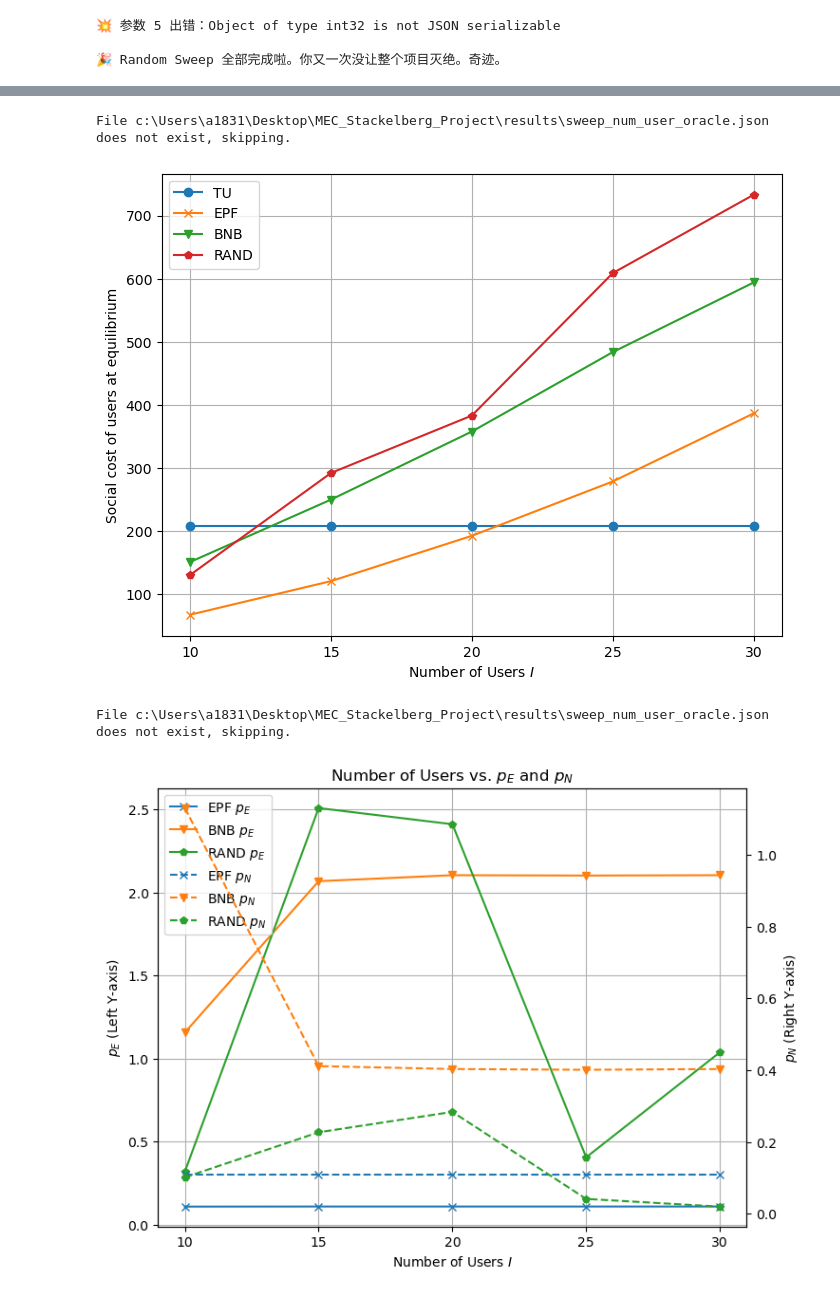
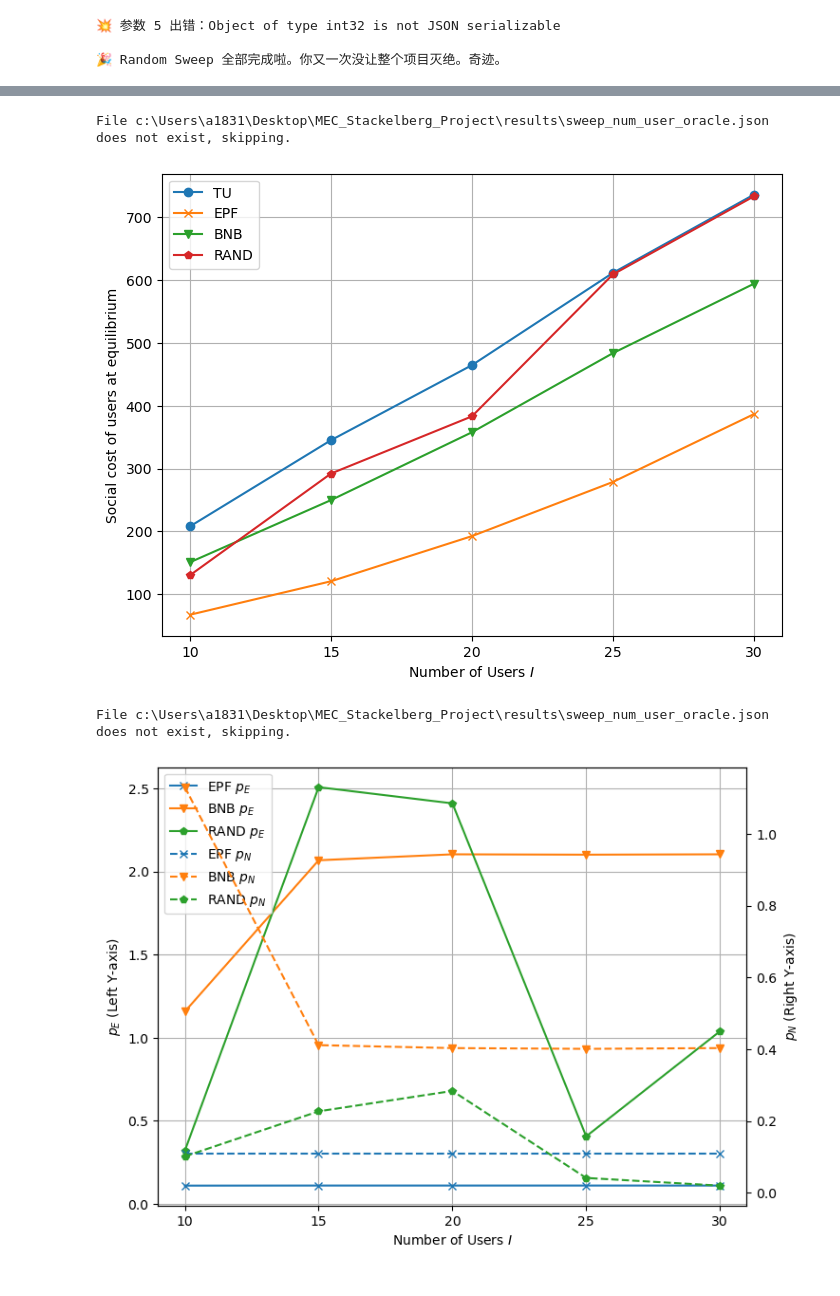
Before and after one commit to Barytes/MEC_Stackelberg_Project, a Jupyter notebook: notebooks/analysis.ipynb, the cells around one changed output, grey strips where cells are left out. Saved outputs shown, nothing was run; the diff lists cells and outputs as text; code cells hidden in the pictures.

Commit message:
oracle sweep updated

```diff
--- a/notebooks/analysis.ipynb
+++ b/notebooks/analysis.ipynb
@@ -174,7 +437,7 @@ else:
 for i in range(start_index, len(sweep_user_provider)):
   print(f"\n🌀 Running sweep {i+1}/{len(sweep_user_provider)} ...")
   try:
-    users, provider = up[0], up[1]
+    users, provider = sweep_user_provider[i]
     X_tu, U_tu, p_tu, results_tu = previous_work.tutuncuoglu_exhaustive_search(users,provider)
     sp_info={
         "X": list(X_tu),
@@ -592,7 +854,7 @@ with open(ORACLE_JSON_PATH, "w", encoding="utf-8") as f:
 """
 图1a：用户数量 vs U_E+U_N
 """
-result_paths = [TU_JSON_PATH,EPF_JSON_PATH,BNB_JSON_PATH,RAND_JSON_PATH,ORACLE_JSON_PATH]
+result_paths = [TU_GR_JSON_PATH,EPF_JSON_PATH,BNB_JSON_PATH,RAND_JSON_PATH,ORACLE_JSON_PATH]
 markers=['o','x','v','p','s']
 baseline_names = ["TU", "EPF", "BNB", "RAND", "ORACLE"]
 
@@ -632,7 +894,7 @@ File c:\Users\a1831\Desktop\MEC_Stackelberg_Project\results\sweep_num_user_oracl
 """
 图1b：用户数量 vs 用户Social Cost
 """
-result_paths = [TU_JSON_PATH,EPF_JSON_PATH,BNB_JSON_PATH,RAND_JSON_PATH,ORACLE_JSON_PATH]
+result_paths = [TU_GR_JSON_PATH,EPF_JSON_PATH,BNB_JSON_PATH,RAND_JSON_PATH,ORACLE_JSON_PATH]
 markers=['o','x','v','p','s']
 baseline_names = ["TU", "EPF", "BNB", "RAND", "ORACLE"]
 
@@ -667,15 +929,15 @@ plt.grid(True)
 plt.show()
 # %% [output]
 File c:\Users\a1831\Desktop\MEC_Stackelberg_Project\results\sweep_num_user_oracle.json does not exist, skipping.
-[figure, old version]
+[figure, new version]
 # %%
 """
 图1c：用户数量 vs p_E, p_N
 """
 
-result_paths = [ EPF_JSON_PATH, BNB_JSON_PATH, RAND_JSON_PATH, ORACLE_JSON_PATH]
-markers = ['x', 'v', 'p', 's']
-baseline_names = [ "EPF", "BNB", "RAND", "ORACLE"]
+result_paths = [TU_GR_JSON_PATH,EPF_JSON_PATH,BNB_JSON_PATH,RAND_JSON_PATH,ORACLE_JSON_PATH]
+markers=['o','x','v','p','s']
+baseline_names = ["TU", "EPF", "BNB", "RAND", "ORACLE"]
 
 # 创建图和双坐标轴
 fig, ax1 = plt.subplots(figsize=(8, 6))
@@ -686,6 +948,7 @@ lines_pE = []
 lines_pN = []
 
 for i, path in enumerate(result_paths):
+    if path==TU_GR_JSON_PATH: continue
     if not os.path.exists(path):
         print(f"File {path} does not exist, skipping.")
         continue
@@ -703,32 +966,32 @@ for i, path in enumerate(result_paths):
 
     # 对数据按用户数量排序
     num_users, pes = zip(*sorted(zip(num_users, pes), key=lambda x: x[0]))
     num_users, pns = zip(*sorted(zip(num_users, pns), key=lambda x: x[0]))
 
     # 在左侧坐标轴绘制 p_E 曲线（实线）
     l1, = ax1.plot(num_users, pes, marker=markers[i], linestyle="-", label=f"{baseline_names[i]} $p_E$")
     # 在右侧坐标轴绘制 p_N 曲线（虚线）
     l2, = ax2.plot(num_users, pns, marker=markers[i], linestyle="--", label=f"{baseline_names[i]} $p_N$")
 
     lines_pE.append(l1)
     lines_pN.append(l2)
 
 # 设置 x 轴刻度，只显示10, 15, 20, 25, 30
 ax1.set_xticks([10, 15, 20, 25, 30])
 ax1.set_xlabel("Number of Users $I$")
 ax1.set_ylabel("$p_E$ (Left Y-axis)")
 ax2.set_ylabel("$p_N$ (Right Y-axis)")
 
 # 设置网格，只显示主要刻度网格
 ax1.grid(True, which='major', linestyle='-', linewidth=0.8)
 
 # 合并图例：将左侧和右侧的线对象合并，并放在图形合适位置
 lines = lines_pE + lines_pN
 labels = [line.get_label() for line in lines]
 ax1.legend(lines, labels, loc='best')
 
-plt.title("Number of Users vs. $p_E$ and $p_N$")
+# plt.title("Number of Users vs. $p_E$ and $p_N$")
 plt.show()
 # %% [output]
 File c:\Users\a1831\Desktop\MEC_Stackelberg_Project\results\sweep_num_user_oracle.json does not exist, skipping.
-[figure, old version]
+[figure, new version]
```
Also changed, not shown: parts of 7 cells of this notebook, 15 other files.
